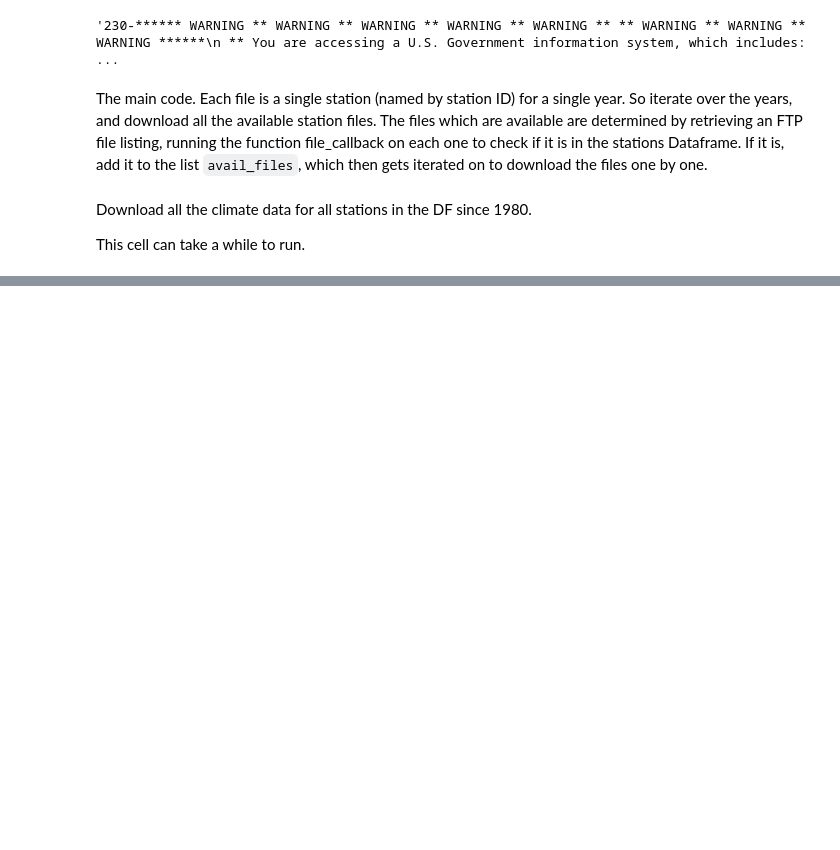
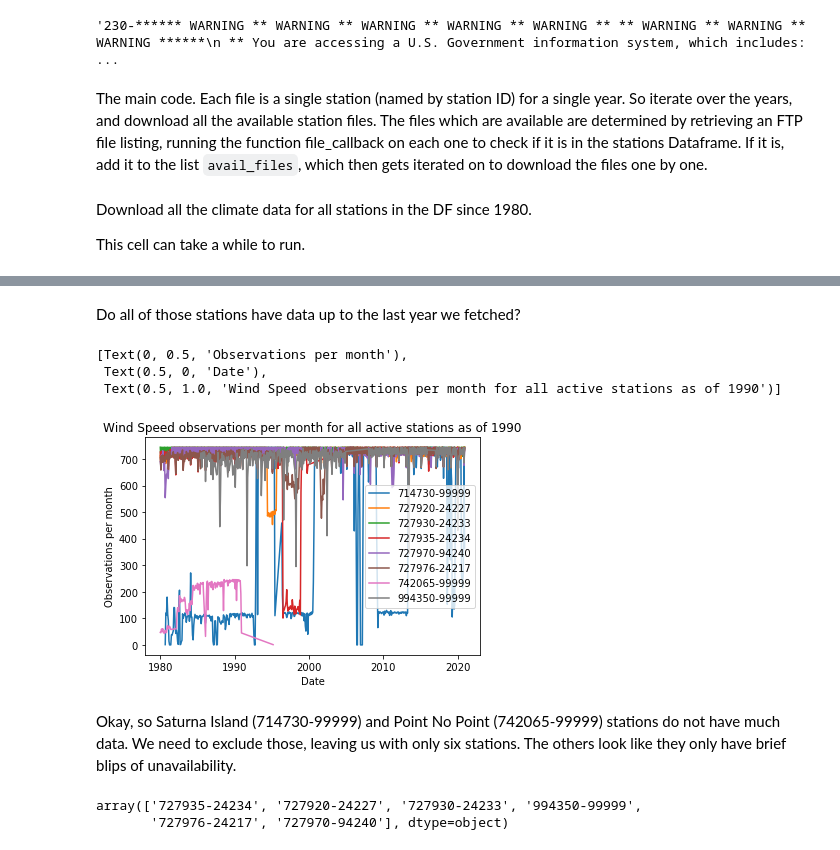
Before and after one commit to bedaro/hcde-410-final, a Jupyter notebook: FetchClimateData.ipynb, the cells around one changed output, grey strips where cells are left out. Cells and saved outputs as stored; diff of their text form; code cells hidden in the pictures; blank space fills up the shorter version.

```diff
--- a/FetchClimateData.ipynb
+++ b/FetchClimateData.ipynb
@@ -77,0 +181,3 @@ Download all the data for the six stations identified in the long run stations f
+# %%
+stationids_1990 = all_since_1980.loc[all_since_1980['date'].dt.year == 1990, 'station_id'].unique()
+stations.loc[stations['ISD number'].isin(stationids_1990)]
@@ -77,0 +194,25 @@ Download all the data for the six stations identified in the long run stations f
+# %% [markdown]
+Do all of those stations have data up to the last year we fetched?
+# %%
+years = all_since_1980['date'].dt.year.sort_values().unique()
+longrun_data = all_since_1980.loc[all_since_1980['station_id'].isin(stationids_1990), ['station_id','date','wind_speed','wind_dir']].dropna(thresh=2)
+longrun_data['yearmonth'] = longrun_data['date'].dt.year + (longrun_data['date'].dt.month - 1) / 12
+counts = longrun_data.groupby(['station_id','yearmonth']).count()
+fig, ax = plt.subplots()
+for name,group in counts.groupby(level=0):
+    ax.plot(group.index.get_level_values(1).to_numpy(), group['wind_speed'].to_numpy(), label=name)
+ax.legend()
+ax.set(title="Wind Speed observations per month for all active stations as of 1990", ylabel="Observations per month", xlabel="Date")
+# %% [output]
+[Text(0, 0.5, 'Observations per month'),
+ Text(0.5, 0, 'Date'),
+ Text(0.5, 1.0, 'Wind Speed observations per month for all active stations as of 1990')]
+[figure, added]
+# %% [markdown]
+Okay, so Saturna Island (714730-99999) and Point No Point (742065-99999) stations do not have much data. We need to exclude those, leaving us with only six stations. The others look like they only have brief blips of unavailability.
+# %%
+longrun_stationids = stationids_1990[(stationids_1990 != '714730-99999') & (stationids_1990 != '742065-99999')]
+longrun_stationids
+# %% [output]
+array(['727935-24234', '727920-24227', '727930-24233', '994350-99999',
+       '727976-24217', '727970-94240'], dtype=object)
```
Also changed, not shown: parts of 33 cells of this notebook, 9 other files.
